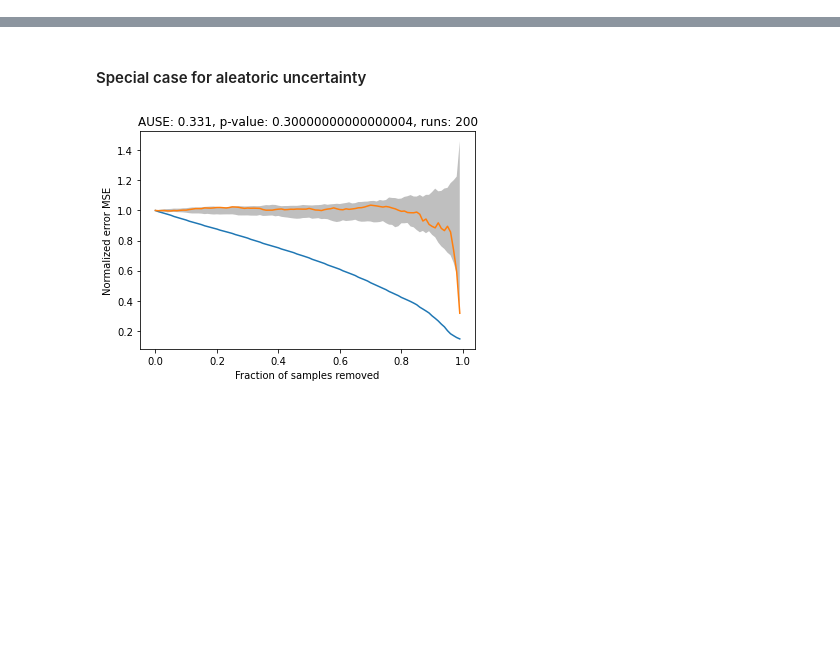
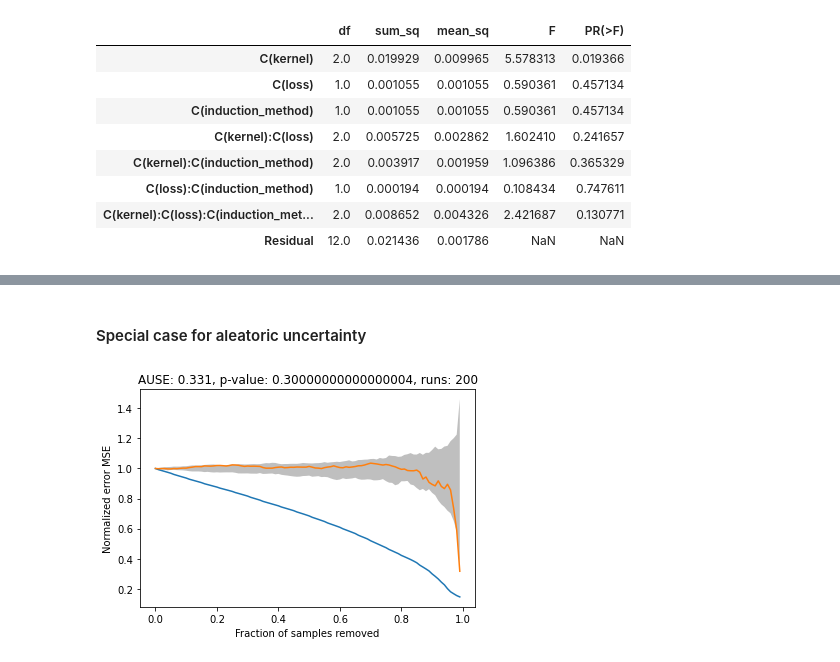
Before and after one commit to sharma-divyanshu/uncertainty_analysis, a Jupyter notebook: gp_sparse_bayes.ipynb, the cells around one changed output, grey strips where cells are left out. Cells and saved outputs as stored; diff of their text form; code cells hidden in the pictures; blank space fills up the shorter version.

```diff
--- a/gp_sparse_bayes.ipynb
+++ b/gp_sparse_bayes.ipynb
@@ -66,0 +122,13 @@ KeyboardInterrupt:
+# %%
+ionosphere_model = ols('accuracy~C(kernel)+C(loss)+C(induction_method)+C(kernel)*C(loss)*C(induction_method)', data=ionosphere).fit()
+sm.stats.anova_lm(ionosphere_model)
+# %% [output]
+|  | df | sum_sq | mean_sq | F | PR(>F) |
+| C(kernel) | 2.0 | 0.019929 | 0.009965 | 5.578313 | 0.019366 |
+| C(loss) | 1.0 | 0.001055 | 0.001055 | 0.590361 | 0.457134 |
+| C(induction_method) | 1.0 | 0.001055 | 0.001055 | 0.590361 | 0.457134 |
+| C(kernel):C(loss) | 2.0 | 0.005725 | 0.002862 | 1.602410 | 0.241657 |
+| C(kernel):C(induction_method) | 2.0 | 0.003917 | 0.001959 | 1.096386 | 0.365329 |
+| C(loss):C(induction_method) | 1.0 | 0.000194 | 0.000194 | 0.108434 | 0.747611 |
+| C(kernel):C(loss):C(induction_met... | 2.0 | 0.008652 | 0.004326 | 2.421687 | 0.130771 |
+| Residual | 12.0 | 0.021436 | 0.001786 | NaN | NaN |
```
Also changed, not shown: parts of 17 cells of this notebook.
